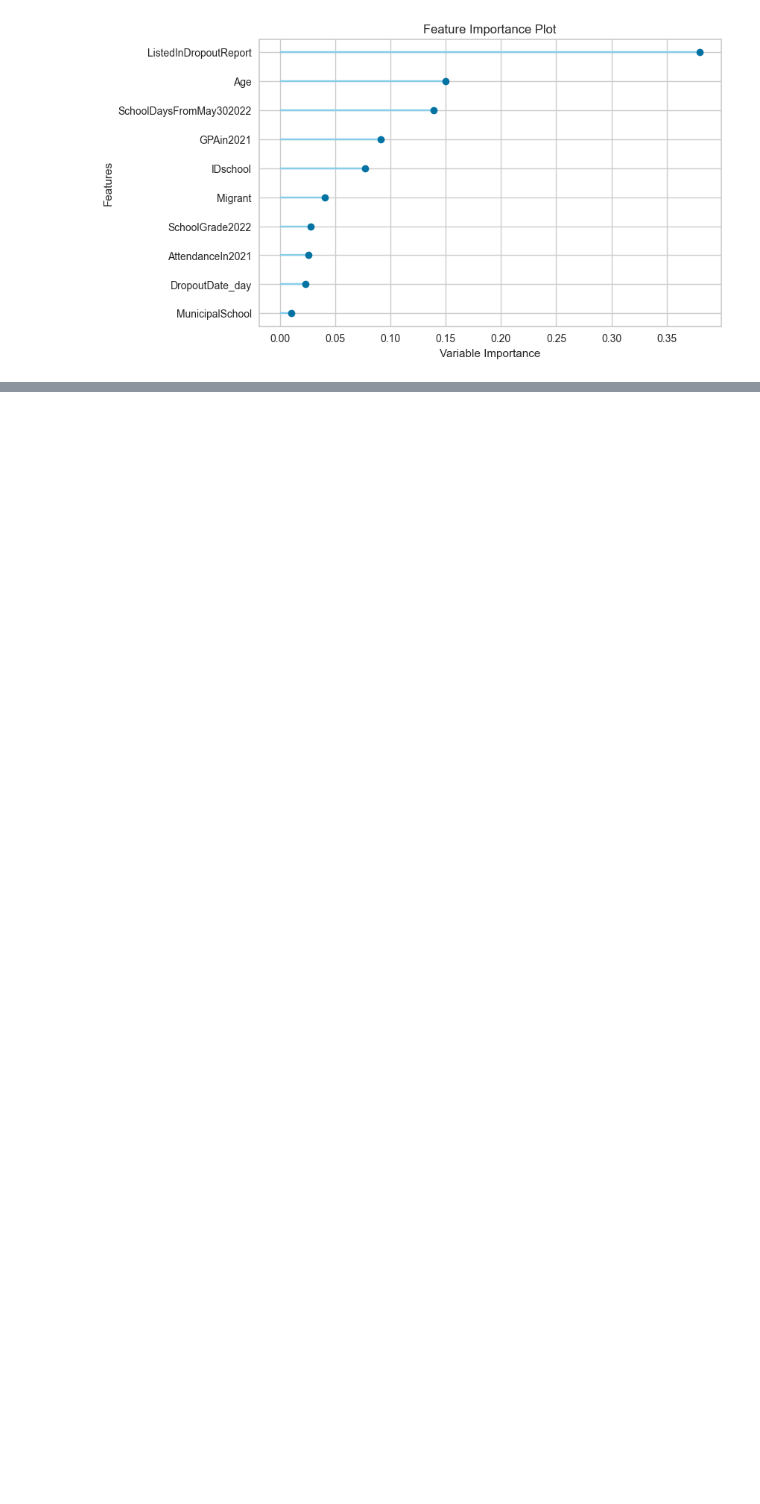
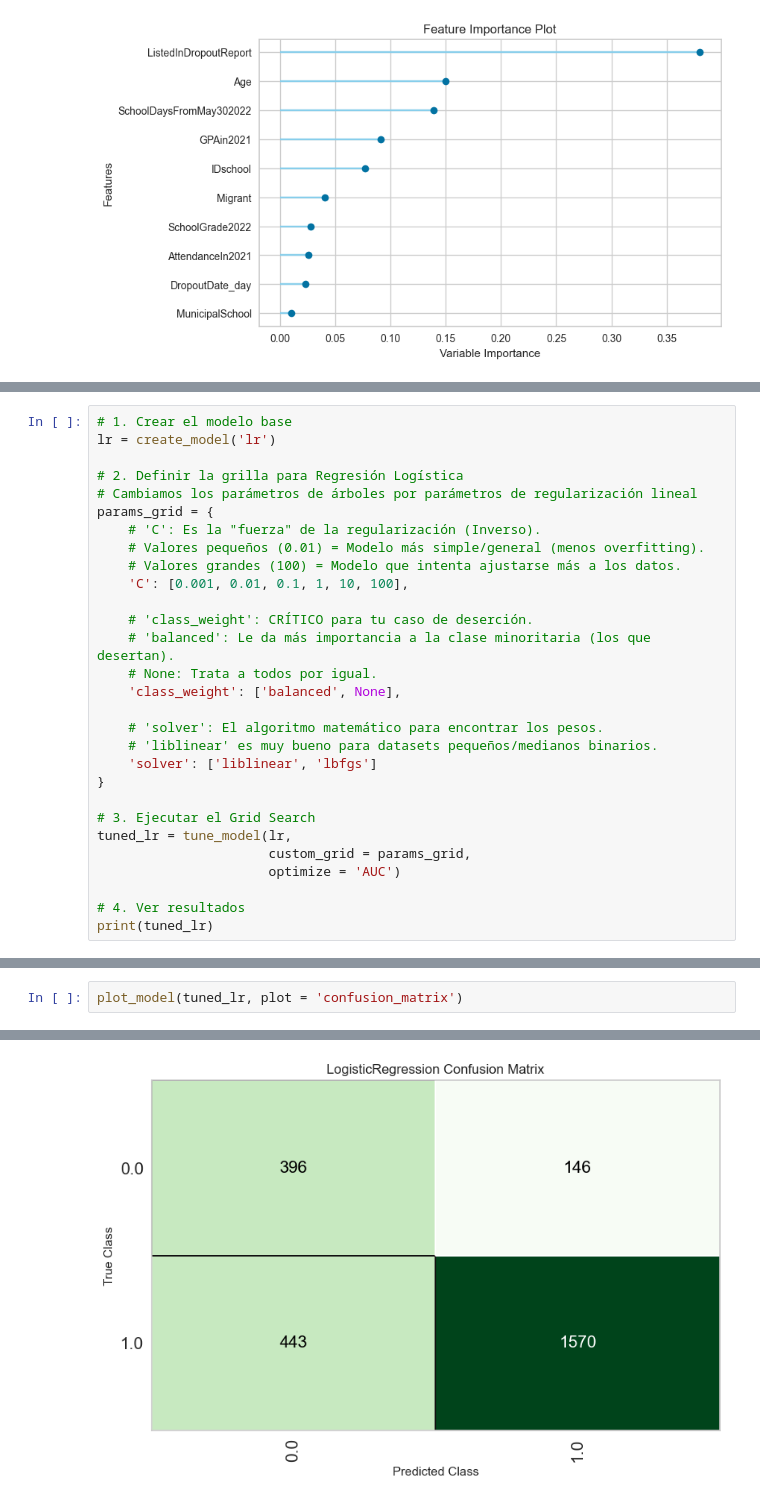
Before and after one commit to sivv1812/Repositorio_ciencia_de_datos, a Jupyter notebook: CÓDIGO_INFORME_AVANCE.ipynb, the cells around one changed output, grey strips where cells are left out. Cells and saved outputs as stored; diff of their text form; blank space fills up the shorter version.

```diff
--- a/CÓDIGO_INFORME_AVANCE.ipynb
+++ b/CÓDIGO_INFORME_AVANCE.ipynb
@@ -710,0 +713,29 @@ plot_model(tuned_gbc, plot='feature')
+# %%
+# 1. Crear el modelo base
+lr = create_model('lr')
+
+# 2. Definir la grilla para Regresión Logística
+# Cambiamos los parámetros de árboles por parámetros de regularización lineal
+params_grid = {
+    # 'C': Es la "fuerza" de la regularización (Inverso).
+    # Valores pequeños (0.01) = Modelo más simple/general (menos overfitting).
+    # Valores grandes (100) = Modelo que intenta ajustarse más a los datos.
+    'C': [0.001, 0.01, 0.1, 1, 10, 100],
+
+    # 'class_weight': CRÍTICO para tu caso de deserción.
+    # 'balanced': Le da más importancia a la clase minoritaria (los que desertan).
+    # None: Trata a todos por igual.
+    'class_weight': ['balanced', None],
+
+    # 'solver': El algoritmo matemático para encontrar los pesos.
+    # 'liblinear' es muy bueno para datasets pequeños/medianos binarios.
+    'solver': ['liblinear', 'lbfgs']
+}
+
+# 3. Ejecutar el Grid Search
+tuned_lr = tune_model(lr,
+                      custom_grid = params_grid,
+                      optimize = 'AUC')
+
+# 4. Ver resultados
+print(tuned_lr)
@@ -710,0 +781,3 @@ plot_model(tuned_gbc, plot='feature')
+# %%
+plot_model(tuned_lr, plot = 'confusion_matrix')
+# %% [output]
@@ -710,0 +785 @@ plot_model(tuned_gbc, plot='feature')
+[figure, added]
```
Also changed, not shown: parts of 8 cells of this notebook, 1 other file.
